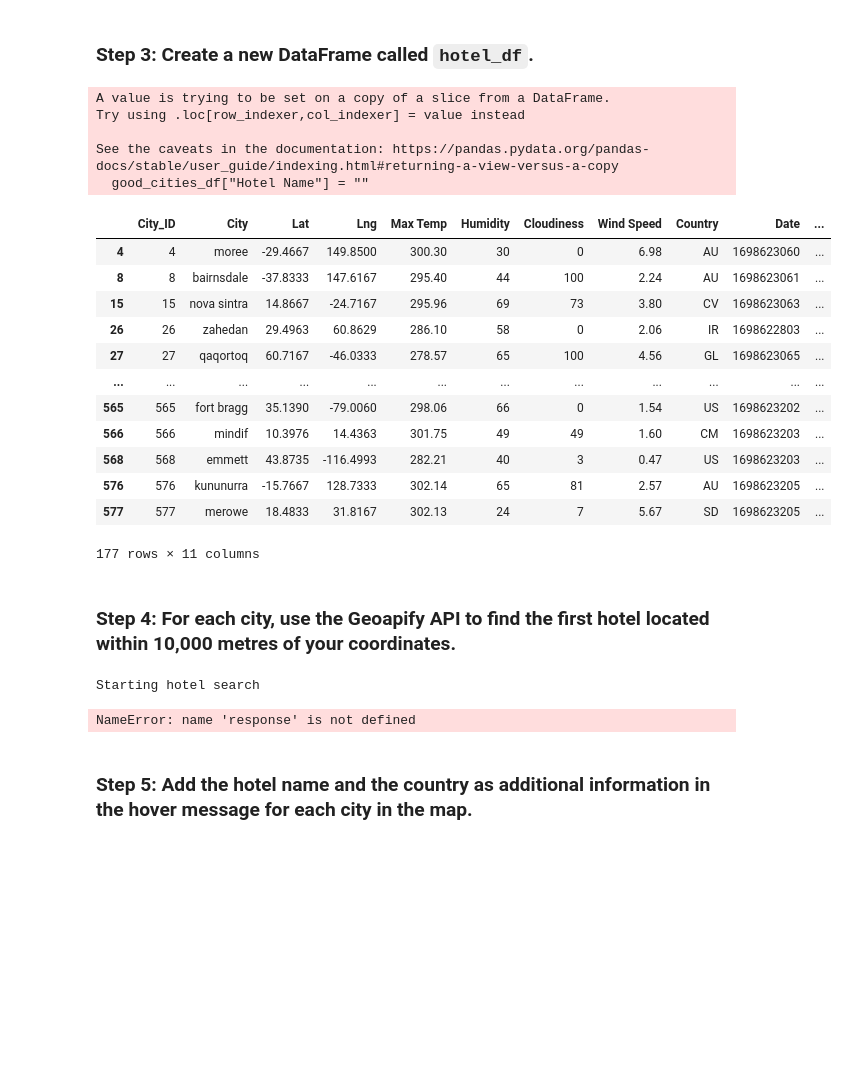
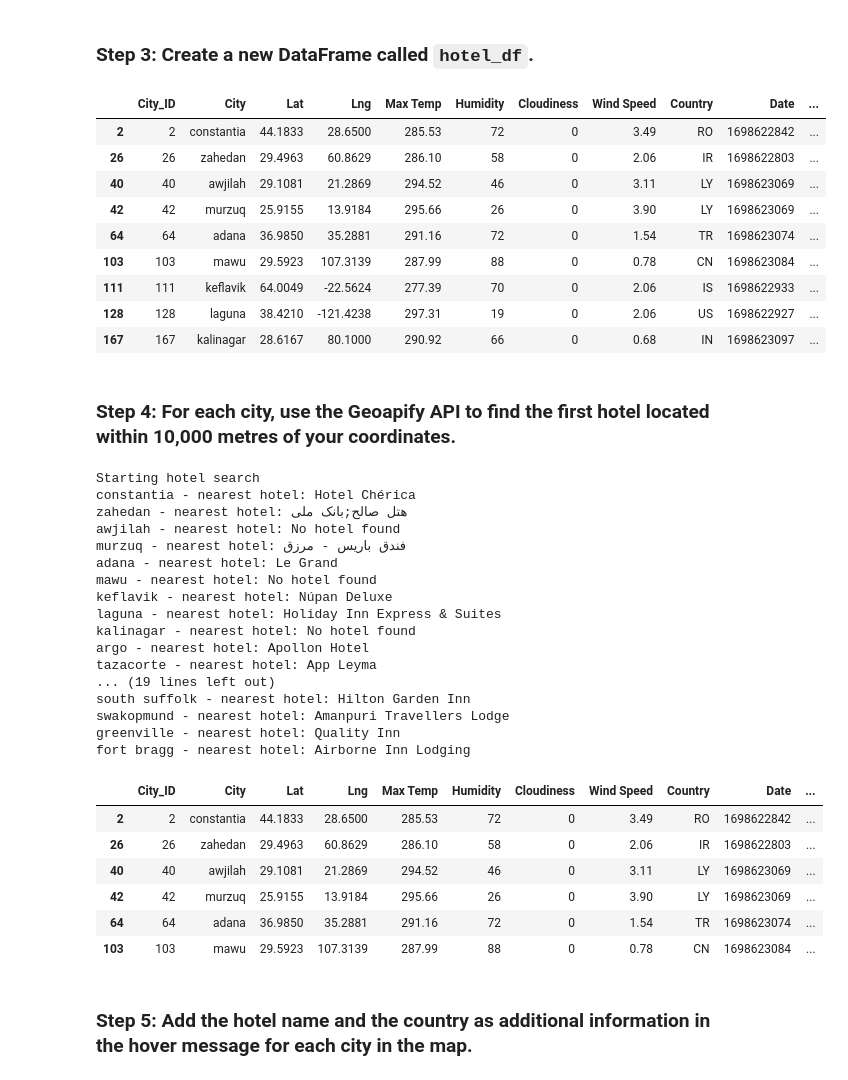
Before and after one commit to rdekker3/python-api-challenge, a Jupyter notebook: starter_code/VacationPy.ipynb, the cells around one changed output. Cells and saved outputs as stored; diff of their text form; code cells hidden in the pictures; blank space fills up the shorter version.

```diff
--- a/starter_code/VacationPy.ipynb
+++ b/starter_code/VacationPy.ipynb
@@ -60,14 +61,14 @@ map_plot_1
 ### Step 2: Narrow down the `city_data_df` DataFrame to find your ideal weather condition
 # %%
 # Narrow down cities that fit criteria and drop any results with null values
-good_cities_df = city_data_df[(city_data_df["Max Temp"] <= 305)& (city_data_df["Humidity"] <= 69) & (city_data_df["Max Temp"] >= 275)]
+good_cities_df = city_data_df[(city_data_df["Max Temp"] <= 300)& (city_data_df["Max Temp"] >= 274) &(city_data_df["Cloudiness"] == 0) & (city_data_df["Wind Speed"] <= 4.5)]
 
-
+good_cities_df.dropna()
 
 # Drop any rows with null values
 # YOUR CODE HERE
 
 # Display sample data
-good_cities_df.head(10)
+good_cities_df.head(11)
 # %% [output]
 |  | City_ID | City | Lat | Lng | Max Temp | Humidity | Cloudiness | Wind Speed | Country | Date |
@@ -85,39 +87,31 @@ good_cities_df.head(10)
 ### Step 3: Create a new DataFrame called `hotel_df`.
 # %%
 # Use the Pandas copy function to create DataFrame called hotel_df to store the city, country, coordinates, and humidity
-# YOUR CODE HERE
+hotel_df = good_cities_df.copy()
 
 # Add an empty column, "Hotel Name," to the DataFrame so you can store the hotel found using the Geoapify API
-good_cities_df["Hotel Name"] = ""
+hotel_df["Hotel Name"] = ""
 
 # Display sample data
-good_cities_df
+hotel_df.head(9)
 # %% [output]
-A value is trying to be set on a copy of a slice from a DataFrame.
-Try using .loc[row_indexer,col_indexer] = value instead
-
-See the caveats in the documentation: https://pandas.pydata.org/pandas-docs/stable/user_guide/indexing.html#returning-a-view-versus-a-copy
-  good_cities_df["Hotel Name"] = ""
 |  | City_ID | City | Lat | Lng | Max Temp | Humidity | Cloudiness | Wind Speed | Country | Date | ... |
-| 4 | 4 | moree | -29.4667 | 149.8500 | 300.30 | 30 | 0 | 6.98 | AU | 1698623060 | ... |
-| 8 | 8 | bairnsdale | -37.8333 | 147.6167 | 295.40 | 44 | 100 | 2.24 | AU | 1698623061 | ... |
-| 15 | 15 | nova sintra | 14.8667 | -24.7167 | 295.96 | 69 | 73 | 3.80 | CV | 1698623063 | ... |
+| 2 | 2 | constantia | 44.1833 | 28.6500 | 285.53 | 72 | 0 | 3.49 | RO | 1698622842 | ... |
 | 26 | 26 | zahedan | 29.4963 | 60.8629 | 286.10 | 58 | 0 | 2.06 | IR | 1698622803 | ... |
-| 27 | 27 | qaqortoq | 60.7167 | -46.0333 | 278.57 | 65 | 100 | 4.56 | GL | 1698623065 | ... |
-| ... | ... | ... | ... | ... | ... | ... | ... | ... | ... | ... | ... |
-| 565 | 565 | fort bragg | 35.1390 | -79.0060 | 298.06 | 66 | 0 | 1.54 | US | 1698623202 | ... |
-| 566 | 566 | mindif | 10.3976 | 14.4363 | 301.75 | 49 | 49 | 1.60 | CM | 1698623203 | ... |
-| 568 | 568 | emmett | 43.8735 | -116.4993 | 282.21 | 40 | 3 | 0.47 | US | 1698623203 | ... |
-| 576 | 576 | kununurra | -15.7667 | 128.7333 | 302.14 | 65 | 81 | 2.57 | AU | 1698623205 | ... |
-| 577 | 577 | merowe | 18.4833 | 31.8167 | 302.13 | 24 | 7 | 5.67 | SD | 1698623205 | ... |
+| 40 | 40 | awjilah | 29.1081 | 21.2869 | 294.52 | 46 | 0 | 3.11 | LY | 1698623069 | ... |
+| 42 | 42 | murzuq | 25.9155 | 13.9184 | 295.66 | 26 | 0 | 3.90 | LY | 1698623069 | ... |
+| 64 | 64 | adana | 36.9850 | 35.2881 | 291.16 | 72 | 0 | 1.54 | TR | 1698623074 | ... |
+| 103 | 103 | mawu | 29.5923 | 107.3139 | 287.99 | 88 | 0 | 0.78 | CN | 1698623084 | ... |
+| 111 | 111 | keflavik | 64.0049 | -22.5624 | 277.39 | 70 | 0 | 2.06 | IS | 1698622933 | ... |
+| 128 | 128 | laguna | 38.4210 | -121.4238 | 297.31 | 19 | 0 | 2.06 | US | 1698622927 | ... |
+| 167 | 167 | kalinagar | 28.6167 | 80.1000 | 290.92 | 66 | 0 | 0.68 | IN | 1698623097 | ... |
-177 rows × 11 columns
 # %% [markdown]
 ### Step 4: For each city, use the Geoapify API to find the first hotel located within 10,000 metres of your coordinates.
 # %%
 # Set parameters to search for a hotel
 radius = 5000
 params = {
-    "categories":"hotel",
+    "categories":"accommodation.hotel",
     "apiKey": geoapify_key,
     "limit":20
 }
@@ -126,7 +120,7 @@ params = {
 print("Starting hotel search")
 
 # Iterate through the hotel_df DataFrame
-for index, row in good_cities_df.iterrows():
+for index, row in hotel_df.iterrows():
     # get latitude, longitude from the DataFrame
     latitude = row["Lat"]
     longitude = row["Lng"]
@@ -143,11 +137,11 @@ for index, row in good_cities_df.iterrows():
     name_address = requests.get(base_url, params=params)
 
     # Convert the API response to JSON format
-    name_address = response.json()
+    name_address = name_address.json()
 
     # Grab the first hotel from the results and store the name in the hotel_df DataFrame
     try:
-        good_cities_df.loc[index, "Hotel Name"] = name_address["features"][0]["properties"]["name"]
+        hotel_df.loc[index, "Hotel Name"] = name_address["features"][0]["properties"]["name"]
     except (KeyError, IndexError):
         # If no hotel is found, set the hotel name as "No hotel found".
         hotel_df.loc[index, "Hotel Name"] = "No hotel found"
@@ -156,10 +150,32 @@ for index, row in good_cities_df.iterrows():
     print(f"{hotel_df.loc[index, 'City']} - nearest hotel: {hotel_df.loc[index, 'Hotel Name']}")
 
 # Display sample data
-good_cities_df
+hotel_df.head(6)
 #hotel_df
 # %% [output]
 Starting hotel search
+constantia - nearest hotel: Hotel Chérica
+zahedan - nearest hotel: هتل صالح;بانک ملی
+awjilah - nearest hotel: No hotel found
+murzuq - nearest hotel: فندق باريس - مرزق
+adana - nearest hotel: Le Grand
+mawu - nearest hotel: No hotel found
+keflavik - nearest hotel: Núpan Deluxe
+laguna - nearest hotel: Holiday Inn Express & Suites
+kalinagar - nearest hotel: No hotel found
+argo - nearest hotel: Apollon Hotel
+tazacorte - nearest hotel: App Leyma
+... (19 lines left out)
+south suffolk - nearest hotel: Hilton Garden Inn
+swakopmund - nearest hotel: Amanpuri Travellers Lodge
+greenville - nearest hotel: Quality Inn
+fort bragg - nearest hotel: Airborne Inn Lodging
-NameError: name 'response' is not defined
+|  | City_ID | City | Lat | Lng | Max Temp | Humidity | Cloudiness | Wind Speed | Country | Date | ... |
+| 2 | 2 | constantia | 44.1833 | 28.6500 | 285.53 | 72 | 0 | 3.49 | RO | 1698622842 | ... |
+| 26 | 26 | zahedan | 29.4963 | 60.8629 | 286.10 | 58 | 0 | 2.06 | IR | 1698622803 | ... |
+| 40 | 40 | awjilah | 29.1081 | 21.2869 | 294.52 | 46 | 0 | 3.11 | LY | 1698623069 | ... |
+| 42 | 42 | murzuq | 25.9155 | 13.9184 | 295.66 | 26 | 0 | 3.90 | LY | 1698623069 | ... |
+| 64 | 64 | adana | 36.9850 | 35.2881 | 291.16 | 72 | 0 | 1.54 | TR | 1698623074 | ... |
+| 103 | 103 | mawu | 29.5923 | 107.3139 | 287.99 | 88 | 0 | 0.78 | CN | 1698623084 | ... |
 # %% [markdown]
 ### Step 5: Add the hotel name and the country as additional information in the hover message for each city in the map.
```
Also changed, not shown: parts of 5 cells of this notebook, 3 other files.
